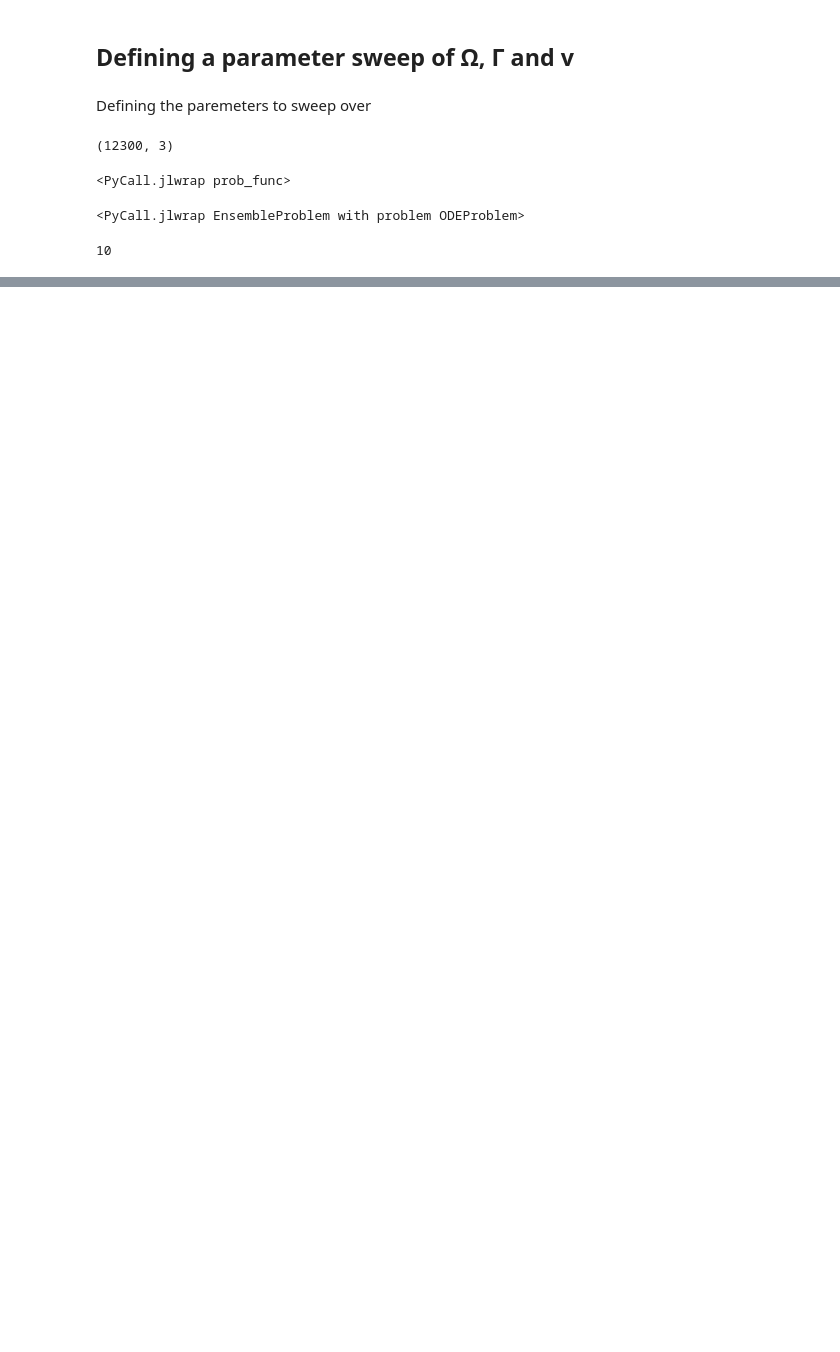
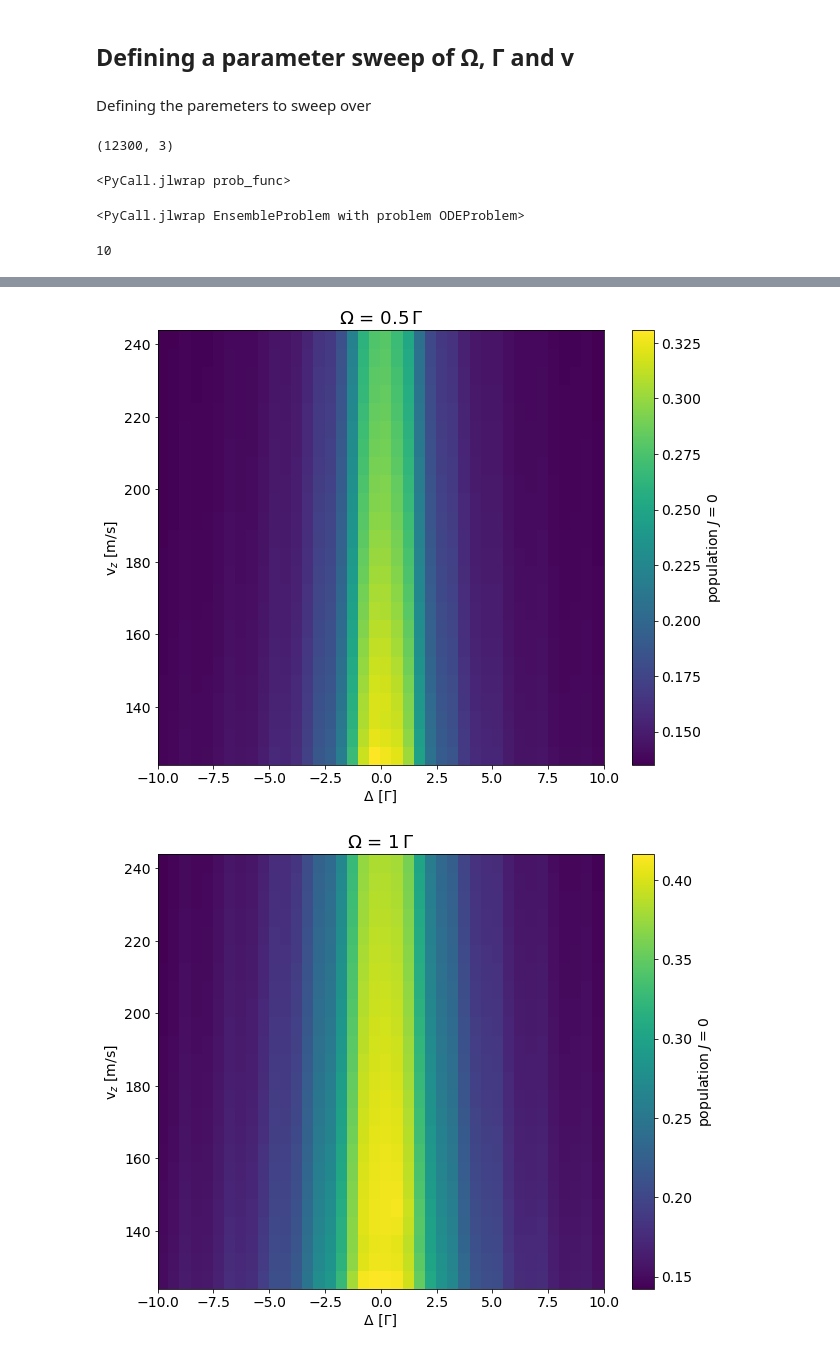
Before and after one commit to ograsdijk/optical-bloch, a Jupyter notebook: Velocity Broadening with Multipass.ipynb, the cells around one changed output, grey strips where cells are left out. Cells and saved outputs as stored; diff of their text form; code cells hidden in the pictures; blank space fills up the shorter version.

```diff
--- a/Velocity Broadening with Multipass.ipynb
+++ b/Velocity Broadening with Multipass.ipynb
@@ -621,4 +643,42 @@ for (Ω_factor, Δ_factor, v), ut_ens in tqdm(zip(Main.params,ens_u), total = le
     ut_ens = np.array(ut_ens)
     pop_results = np.real(np.einsum('jji->ji',ut_ens.reshape((ρ_ini.shape[0], ρ_ini.shape[1], ut_ens.shape[2]))))
     P0 = np.sum(pop_results[:4], axis = 0)
-    results[(round(Ω_factor/(Ω/4.5),2), round(Δ_factor/Γ,2)),v] = P0[-1]
+    results[(round(Ω_factor/(Ω/4.5),2), round(Δ_factor/Γ,2),v)] = P0[-1]
+# %%
+results_array = np.zeros([len(results),4])
+for idx, ((Ω_factor, Δ_factor, v), pop) in tqdm(enumerate(results.items()), total = len(results)):
+    results_array[idx,:] = [Ω_factor, Δ_factor, v, pop]
+# %%
+# selecting Ω slices
+for Ω_factor in [0.5,1,2,3,4]:
+    m = results_array[:,0] == Ω_factor
+    _array = results_array[m][:,1:]
+
+    dim_x, dim_y = len(Main.Deltas), len(Main.velocities)
+    x,y,z = _array.T
+
+    # Set up a regular grid of interpolation points
+    X, Y = np.linspace(x.min(), x.max(), dim_x), np.linspace(y.min(), y.max(), dim_y)
+    X, Y = np.meshgrid(X,Y)
+
+    # Interpolate; there's also method='cubic' for 2-D data such as here
+    Z = griddata((x, y), z, (X, Y), method='nearest')
+
+    fig, ax = plt.subplots(figsize = (10,8))
+    cs = ax.pcolormesh(X,Y,Z, shading = 'nearest')
+    cbar = fig.colorbar(cs)
+#     cs = ax.contour(X,Y,Z, colors = 'k', levels = 15,
+#                linewidths = 2)
+    # ax.clabel(cs, cs.levels, inline=True, fmt='%.2f', fontsize=14)
+
+
+    ax.set_xlabel("Δ [Γ]")
+    ax.set_ylabel(r"v$_z$ [m/s]")
+    ax.set_title(f'Ω = {Ω_factor}$\,$Γ')
+    cbar.set_label('population $J=0$')
+
+    set_fontsize(ax, 14)
+    set_fontsize(cbar.ax, 14)
+# %% [output]
+[figure, added]
+[figure, added]
```
Also changed, not shown: parts of 18 cells of this notebook.
